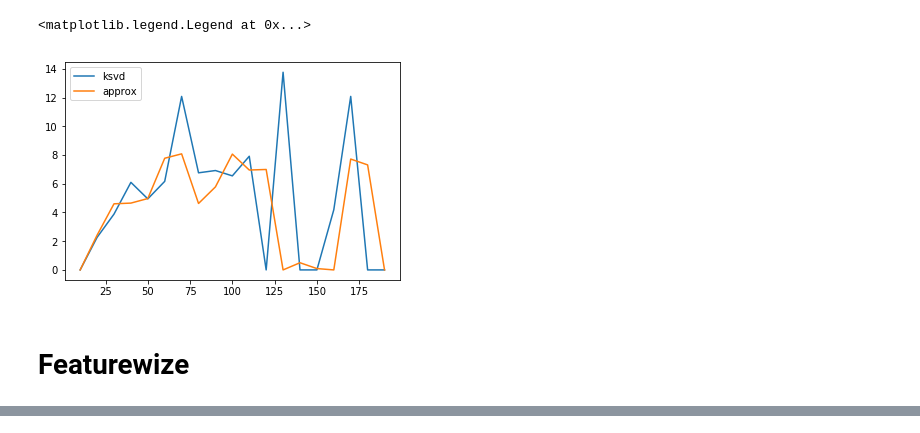
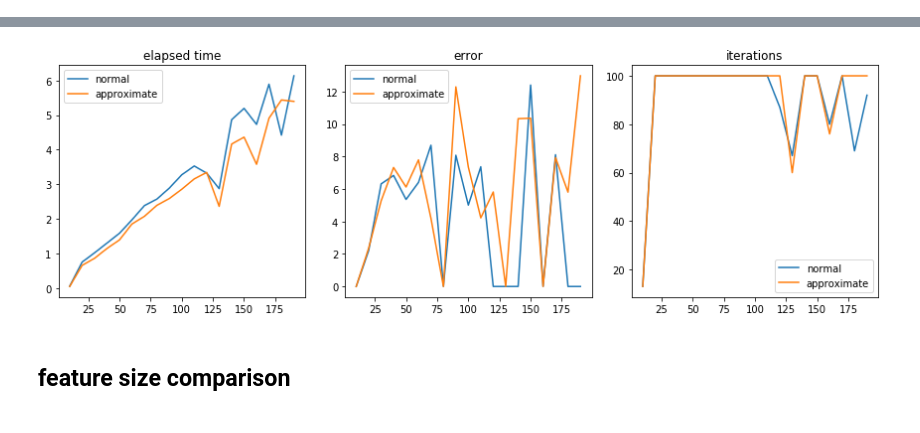
Before and after one commit to hacarus/spm-image, a Jupyter notebook: examples/time_for_ksvd_and_approx_ksvd.ipynb, the cells around one changed output, grey strips where cells are left out. Drawn from its saved outputs; the diff is of its cells as text; code cells hidden in the pictures.

```diff
--- a/examples/time_for_ksvd_and_approx_ksvd.ipynb
+++ b/examples/time_for_ksvd_and_approx_ksvd.ipynb
@@ -33,30 +70,22 @@ The autoreload extension is already loaded. To reload it, use:
 # %%
+%%time
+
 # Set Parameters
 k0 = 4
 n_features = 100
 n_components = 10
 max_iter = 100
 
-ksvd_time = []
-ksvd_error = []
-approx_ksvd_time = []
-approx_ksvd_error = []
+elapsed_times = []
+errors = []
+n_iters = []
 
 sample_num = range(10, 200, 10)
 for n_samples in sample_num:
-    A0, X = generate_input(n_samples, n_features, n_components, k0)
-
-    start = time.time()
-    model = KSVD(n_components=n_components, k0=k0, max_iter=max_iter)
-    model.fit(X)
-    ksvd_time.append(time.time() - start)
-    ksvd_error.append(model.error_[-1])
-
-    start = time.time()
-    approx_model = KSVD(n_components=n_components, k0=k0, max_iter=max_iter, method="approximate")
-    approx_model.fit(X)
-    approx_ksvd_time.append(time.time() - start)
-    approx_ksvd_error.append(approx_model.error_[-1])
+    elapsed, error, n_iter = run_ksvd(n_samples, n_features, n_components, k0, max_iter)
+    elapsed_times.append(elapsed)
+    errors.append(error)
+    n_iters.append(n_iter)
 # %% [output]
 dependence in the dictionary. The requested precision might not have been met.
 
@@ -72,10 +95,4 @@ plt.legend()
-# %%
-# error
-plt.plot(sample_num, ksvd_error, label='ksvd')
-plt.plot(sample_num, approx_ksvd_error, label='approx')
-plt.legend()
-# %% [output]
-<matplotlib.legend.Legend at 0x...>
-[figure, removed]
-# %% [markdown]
-# Featurewize
+# %%
+%%time
+show_results(sample_num, elapsed_times, errors, n_iters)
+# %% [output]
@@ -82 +101,4 @@ plt.legend()
+[figure, added]
+# %% [markdown]
+## feature size comparison
 # %%
```
Also changed, not shown: parts of 20 cells of this notebook, 2 other files.
